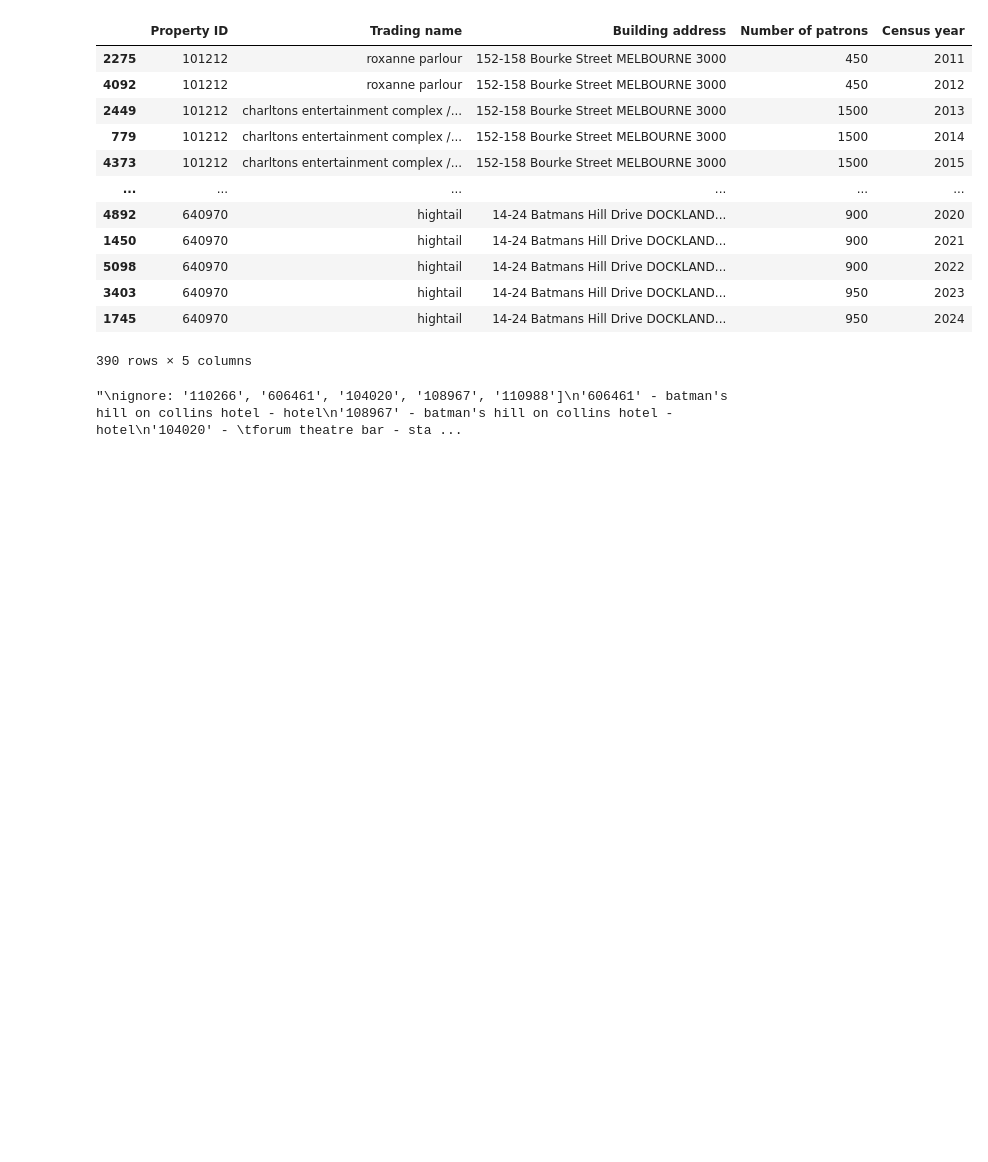
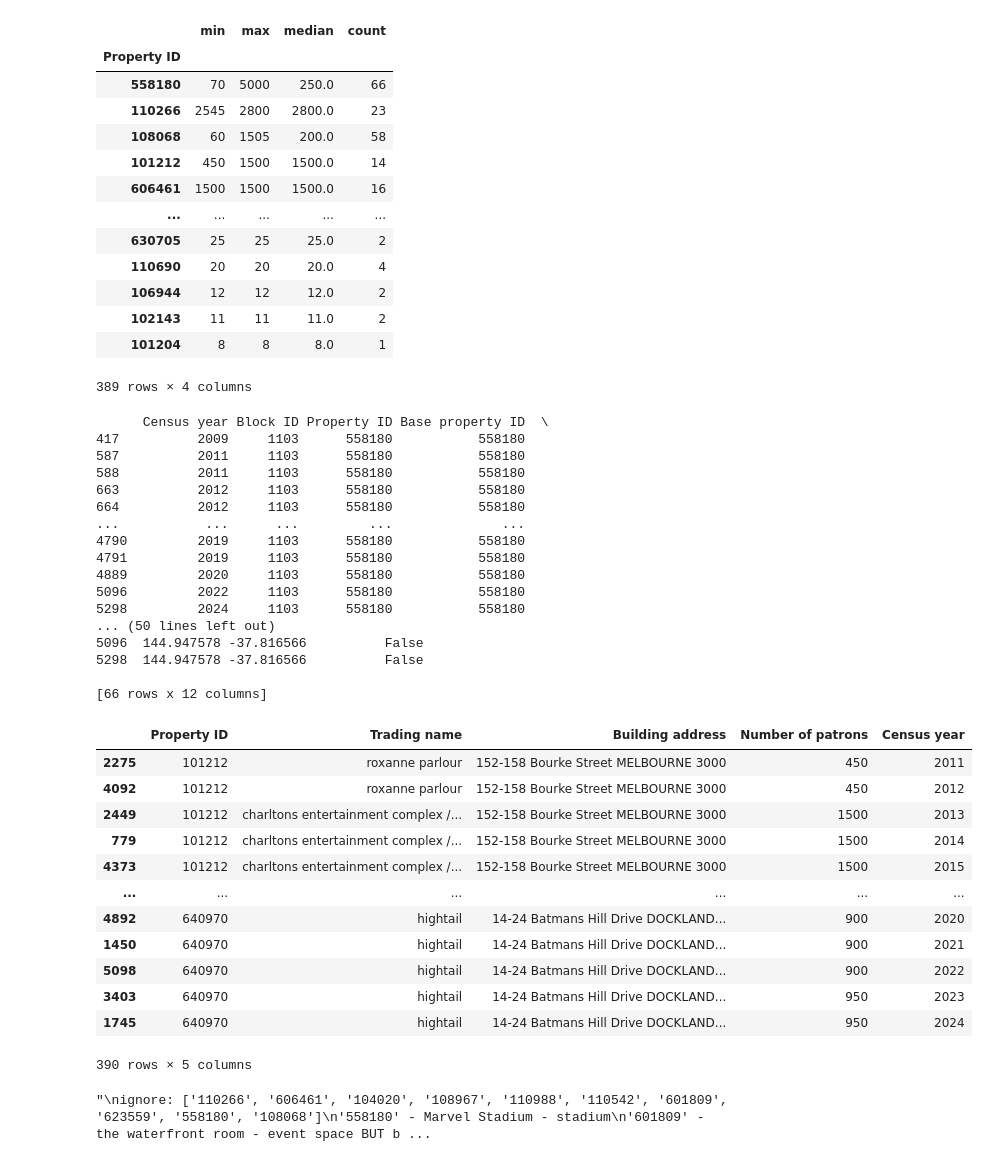
Before and after one commit to jptrainor4-glitch/Data-Analytics, a Jupyter notebook: Bars_data_cleaning.ipynb, the cells around one changed output. Drawn from its saved outputs; the diff is of its cells as text; code cells hidden in the pictures; blank space fills up the shorter version.

```diff
--- a/Bars_data_cleaning.ipynb
+++ b/Bars_data_cleaning.ipynb
@@ -55,6 +72,10 @@ The same bar can show up more than once in the data set as it is recorded year f
 df['Block ID'] = df['Block ID'].astype(str)                     #Convert label information into strings
 df['Base property ID'] = df['Base property ID'].astype(str)
 df['Property ID'] = df['Property ID'].astype(str)
+
+# Set Trading names to all lower case and strip spaces from front and back of strings
+df['Trading name'] = df['Trading name'].str.strip().str.lower()
+
 
 df.info()
 
@@ -221,9 +324,9 @@ patrons_by_property = df.groupby('Property ID')['Number of patrons'].agg(['min',
 
 sorted_grouped_patrons = patrons_by_property.sort_values(by='max', ascending=False) #Sort new df by seat capacity
 
-#display(sorted_grouped_patrons)
+display(sorted_grouped_patrons)
 
-#print(df[df['Property ID'] == '558180'])
+print(df[df['Property ID'] == '558180'])
 
 '''
 Looking for outliers with the seats per venue, a table is displayed to determine
@@ -233,47 +336,79 @@ be included in the one row of the patrons by property df.
 Each property ID is than indexed manually to see that the summery includes different trading names
 under the same year, thus different capacity's for different venues are recorded under the same
 row.
 '''
 
 max_seats_property_ids = list(sorted_grouped_patrons.head(20).index)
 
 # Filter df to include only the rows with Property IDs from max_seats_property_ids
 filtered_df = df[df['Property ID'].isin(max_seats_property_ids)]
 
 #Display a table which can be manually sorted for actual venues vs actual outliers within the data
 display(filtered_df[['Property ID', 'Trading name','Building address', 'Number of patrons', 'Census year']].sort_values(by=['Property ID', 'Census year']))
 
 
 '''
-ignore: '110266', '606461', '104020', '108967', '110988', '110542', '601809', '623559']
+ignore: ['110266', '606461', '104020', '108967', '110988', '110542', '601809', '623559', '558180', '108068']
+'558180' - Marvel Stadium - stadium
 '601809' - the waterfront room - event space BUT bcm bar & balcony is a venue
 '606461' - batman's hill on collins hotel - hotel
 '108967' - batman's hill on collins hotel - hotel
 '104020' - 	forum theatre bar - stadium
 '110266' - 	spotless services - stadium
 '110988' - Atlantic south warf function center - function center
 '110542' -Convention center
 '623559' - pan pacific - hotel
+'108068' - citiclub on queen - hotel
 
-keep: ['103198', '110537', '101212', '558180', '108068']
+keep: ['103198', '110537', '101212', '108068']
 '101212' - charltons entertainment complex / roxanne bar - venue
-'558180' - 	locker room club bar + other - venue
 '108068' - cq bar - venue
 '110537' -	the boatbuilders yard - venue
 '103198' - Oche Melbourne - venue
 '''
 # %% [output]
-|  | Property ID | Trading name | Building address | Number of patrons | Census year |
-| 2275 | 101212 | roxanne parlour | 152-158 Bourke Street MELBOURNE 3000 | 450 | 2011 |
-| 4092 | 101212 | roxanne parlour | 152-158 Bourke Street MELBOURNE 3000 | 450 | 2012 |
-| 2449 | 101212 | charltons entertainment complex /... | 152-158 Bourke Street MELBOURNE 3000 | 1500 | 2013 |
-| 779 | 101212 | charltons entertainment complex /... | 152-158 Bourke Street MELBOURNE 3000 | 1500 | 2014 |
-| 4373 | 101212 | charltons entertainment complex /... | 152-158 Bourke Street MELBOURNE 3000 | 1500 | 2015 |
-| ... | ... | ... | ... | ... | ... |
-| 4892 | 640970 | hightail | 14-24 Batmans Hill Drive DOCKLAND... | 900 | 2020 |
-| 1450 | 640970 | hightail | 14-24 Batmans Hill Drive DOCKLAND... | 900 | 2021 |
-| 5098 | 640970 | hightail | 14-24 Batmans Hill Drive DOCKLAND... | 900 | 2022 |
-| 3403 | 640970 | hightail | 14-24 Batmans Hill Drive DOCKLAND... | 950 | 2023 |
-| 1745 | 640970 | hightail | 14-24 Batmans Hill Drive DOCKLAND... | 950 | 2024 |
+|  | min | max | median | count |
+| Property ID |  |  |  |  |
+| 558180 | 70 | 5000 | 250.0 | 66 |
+| 110266 | 2545 | 2800 | 2800.0 | 23 |
+| 108068 | 60 | 1505 | 200.0 | 58 |
+| 101212 | 450 | 1500 | 1500.0 | 14 |
+| 606461 | 1500 | 1500 | 1500.0 | 16 |
+| ... | ... | ... | ... | ... |
+| 630705 | 25 | 25 | 25.0 | 2 |
+| 110690 | 20 | 20 | 20.0 | 4 |
+| 106944 | 12 | 12 | 12.0 | 2 |
+| 102143 | 11 | 11 | 11.0 | 2 |
+| 101204 | 8 | 8 | 8.0 | 1 |
-390 rows × 5 columns
+389 rows × 4 columns
-"\nignore: '110266', '606461', '104020', '108967', '110988']\n'606461' - batman's hill on collins hotel - hotel\n'108967' - batman's hill on collins hotel - hotel\n'104020' - \tforum theatre bar - sta ...
+      Census year Block ID Property ID Base property ID  \
+417          2009     1103      558180           558180
+587          2011     1103      558180           558180
+588          2011     1103      558180           558180
+663          2012     1103      558180           558180
+664          2012     1103      558180           558180
+...           ...      ...         ...              ...
+4790         2019     1103      558180           558180
+4791         2019     1103      558180           558180
+4889         2020     1103      558180           558180
+5096         2022     1103      558180           558180
+5298         2024     1103      558180           558180
+... (50 lines left out)
+5096  144.947578 -37.816566          False
+5298  144.947578 -37.816566          False
+
+[66 rows x 12 columns]
+|  | Property ID | Trading name | Building address | Number of patrons | Census year |
+| 2275 | 101212 | roxanne parlour | 152-158 Bourke Street MELBOURNE 3000 | 450 | 2011 |
+| 4092 | 101212 | roxanne parlour | 152-158 Bourke Street MELBOURNE 3000 | 450 | 2012 |
+| 2449 | 101212 | charltons entertainment complex /... | 152-158 Bourke Street MELBOURNE 3000 | 1500 | 2013 |
+| 779 | 101212 | charltons entertainment complex /... | 152-158 Bourke Street MELBOURNE 3000 | 1500 | 2014 |
+| 4373 | 101212 | charltons entertainment complex /... | 152-158 Bourke Street MELBOURNE 3000 | 1500 | 2015 |
+| ... | ... | ... | ... | ... | ... |
+| 4892 | 640970 | hightail | 14-24 Batmans Hill Drive DOCKLAND... | 900 | 2020 |
+| 1450 | 640970 | hightail | 14-24 Batmans Hill Drive DOCKLAND... | 900 | 2021 |
+| 5098 | 640970 | hightail | 14-24 Batmans Hill Drive DOCKLAND... | 900 | 2022 |
+| 3403 | 640970 | hightail | 14-24 Batmans Hill Drive DOCKLAND... | 950 | 2023 |
+| 1745 | 640970 | hightail | 14-24 Batmans Hill Drive DOCKLAND... | 950 | 2024 |
+390 rows × 5 columns
+"\nignore: ['110266', '606461', '104020', '108967', '110988', '110542', '601809', '623559', '558180', '108068']\n'558180' - Marvel Stadium - stadium\n'601809' - the waterfront room - event space BUT b ...
```
Also changed, not shown: parts of 10 cells of this notebook.
